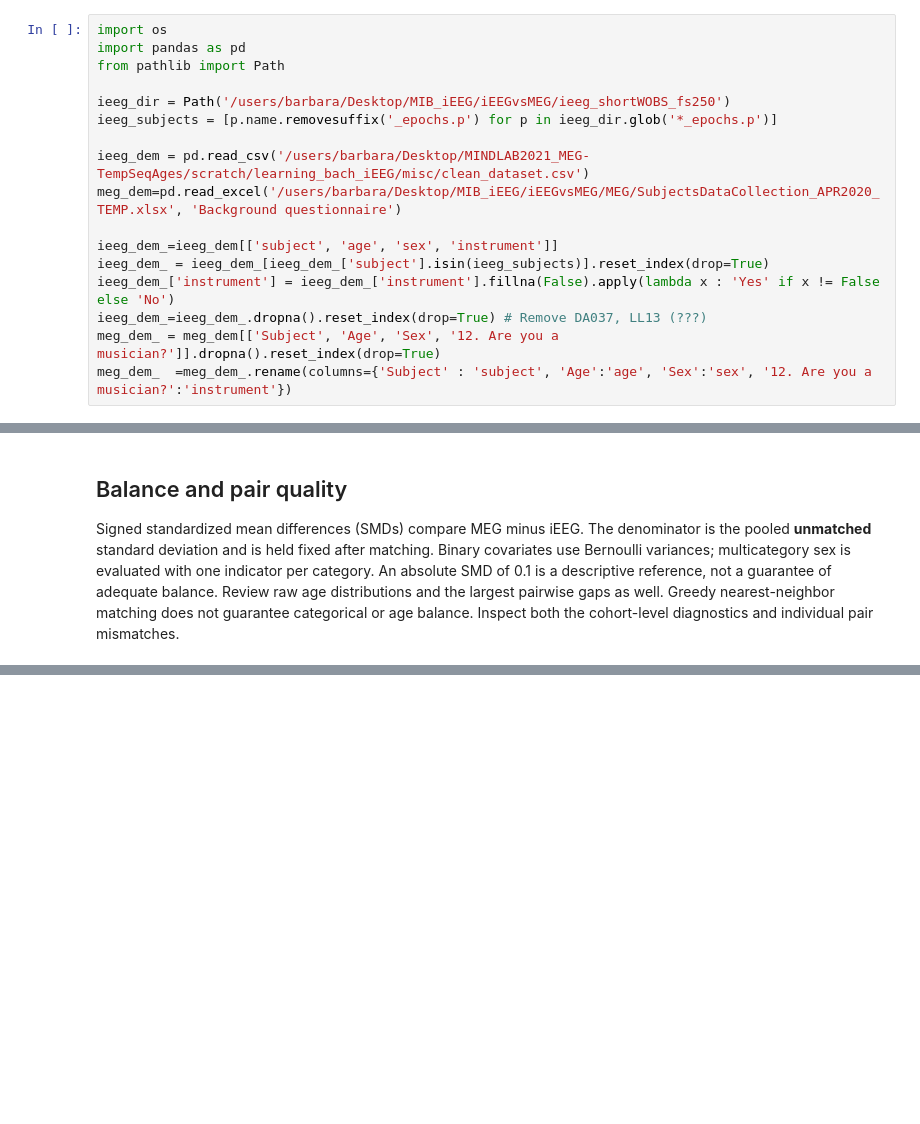
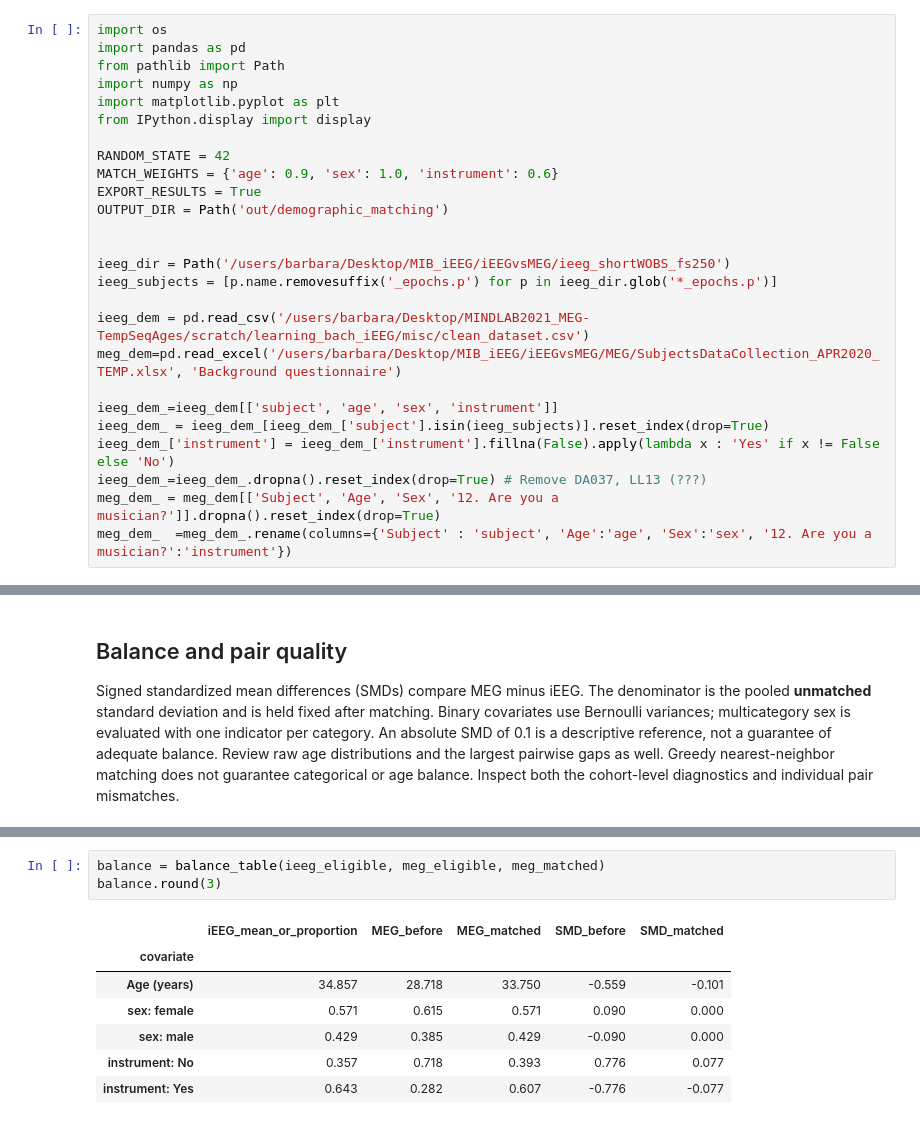
Before and after one commit to barbaragrosjean/MIB_iEEG, a Jupyter notebook: iEEGvsMEG/vs0_dem_match.ipynb, the cells around one changed output, grey strips where cells are left out. Cells and saved outputs as stored; diff of their text form; blank space fills up the shorter version.

```diff
--- a/iEEGvsMEG/vs0_dem_match.ipynb
+++ b/iEEGvsMEG/vs0_dem_match.ipynb
@@ -2,6 +2,15 @@
 import os
 import pandas as pd
 from pathlib import Path
+import numpy as np
+import matplotlib.pyplot as plt
+from IPython.display import display
+
+RANDOM_STATE = 42
+MATCH_WEIGHTS = {'age': 0.9, 'sex': 1.0, 'instrument': 0.6}
+EXPORT_RESULTS = True
+OUTPUT_DIR = Path('out/demographic_matching')
+
 
 ieeg_dir = Path('/users/barbara/Desktop/MIB_iEEG/iEEGvsMEG/ieeg_shortWOBS_fs250')
 ieeg_subjects = [p.name.removesuffix('_epochs.p') for p in ieeg_dir.glob('*_epochs.p')]
@@ -169,3 +167,14 @@ display(matched_pairs.sort_values('age_gap_years', ascending=False).head(10))
+# %%
+balance = balance_table(ieeg_eligible, meg_eligible, meg_matched)
+balance.round(3)
+# %% [output]
+|  | iEEG_mean_or_proportion | MEG_before | MEG_matched | SMD_before | SMD_matched |
+| covariate |  |  |  |  |  |
+| Age (years) | 34.857 | 28.718 | 33.750 | -0.559 | -0.101 |
+| sex: female | 0.571 | 0.615 | 0.571 | 0.090 | 0.000 |
+| sex: male | 0.429 | 0.385 | 0.429 | -0.090 | 0.000 |
+| instrument: No | 0.357 | 0.718 | 0.393 | 0.776 | 0.077 |
+| instrument: Yes | 0.643 | 0.282 | 0.607 | -0.776 | -0.077 |
 # %%
 # Optional reproducible outputs; matching code remains entirely in this notebook.
 if EXPORT_RESULTS:
```
Also changed, not shown: parts of 9 cells of this notebook.
